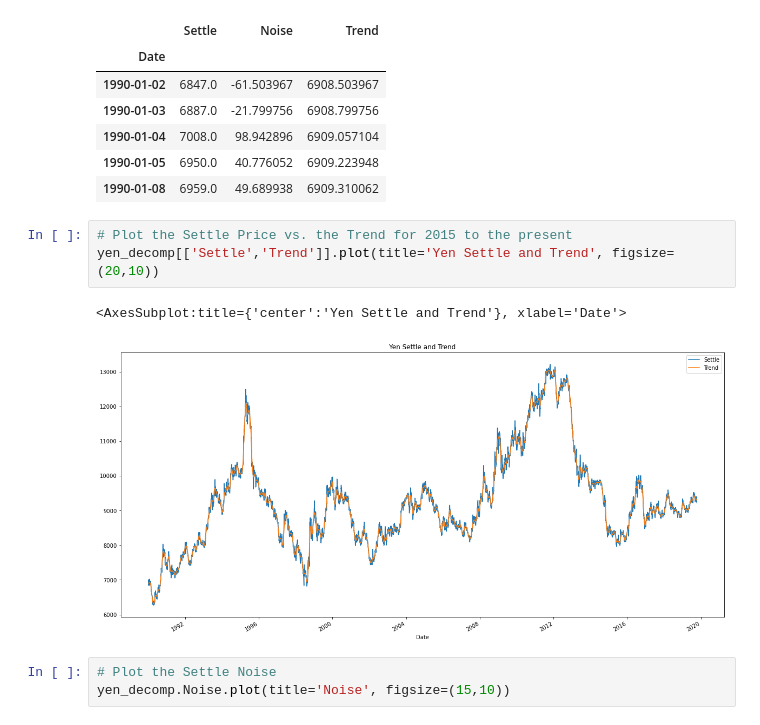
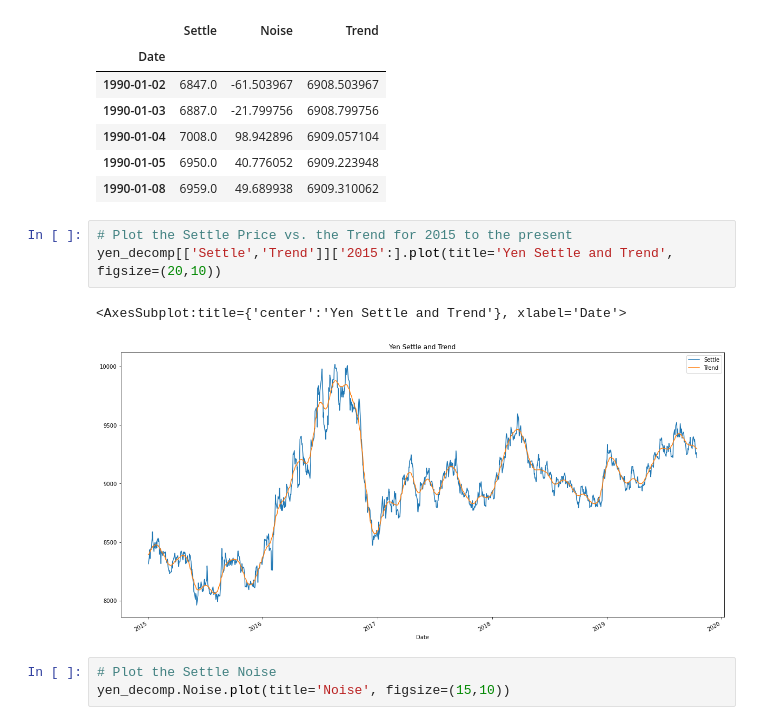
Before and after one commit to Davisg1179/time-series-homework, a Jupyter notebook: time_series_analysis.ipynb, the cells around one changed output. Cells and saved outputs as stored; diff of their text form.

Commit message:
fixed graph

```diff
--- a/time_series_analysis.ipynb
+++ b/time_series_analysis.ipynb
@@ -72,10 +72,10 @@ yen_decomp.head()
 | 1990-01-08 | 6959.0 | 49.689938 | 6909.310062 |
 # %%
 # Plot the Settle Price vs. the Trend for 2015 to the present
-yen_decomp[['Settle','Trend']].plot(title='Yen Settle and Trend', figsize=(20,10))
+yen_decomp[['Settle','Trend']]['2015':].plot(title='Yen Settle and Trend', figsize=(20,10))
 # %% [output]
 <AxesSubplot:title={'center':'Yen Settle and Trend'}, xlabel='Date'>
-[figure, old version]
+[figure, new version]
 # %%
 # Plot the Settle Noise
 yen_decomp.Noise.plot(title='Noise', figsize=(15,10))
```
